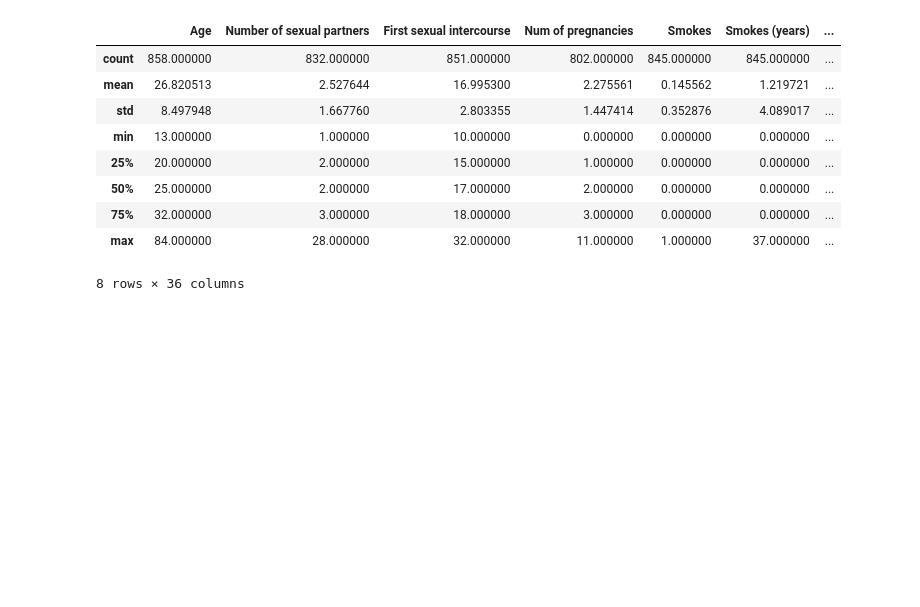
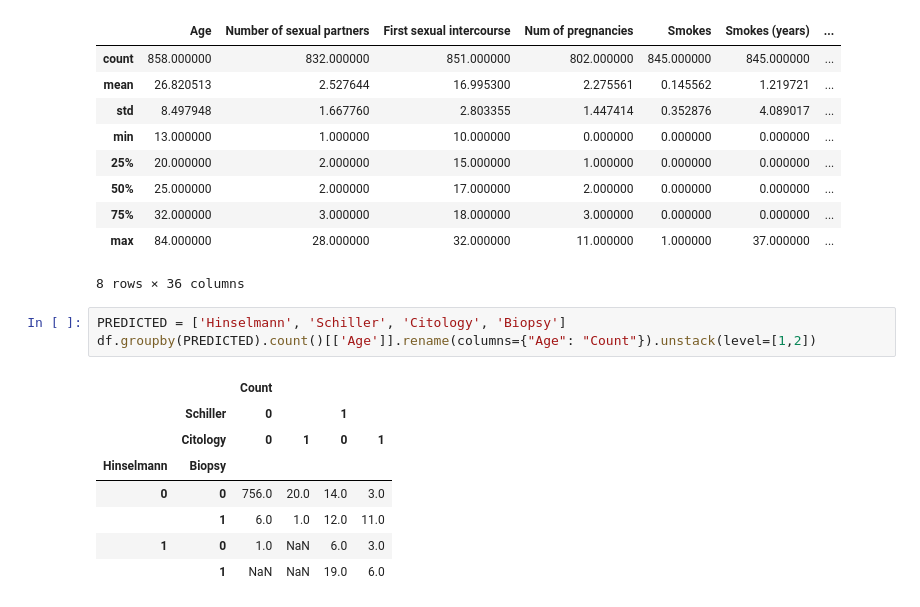
Before and after one commit to MatusPilnan/oznal-projekt-2020, a Jupyter notebook: oznal.ipynb, the cells around one changed output. Drawn from its saved outputs; the diff is of its cells as text; blank space fills up the shorter version.

```diff
--- a/oznal.ipynb
+++ b/oznal.ipynb
@@ -100,3 +103,15 @@ df.describe()
 | 75% | 32.000000 | 3.000000 | 18.000000 | 3.000000 | 0.000000 | 0.000000 | ... |
 | max | 84.000000 | 28.000000 | 32.000000 | 11.000000 | 1.000000 | 37.000000 | ... |
 8 rows × 36 columns
+# %%
+PREDICTED = ['Hinselmann', 'Schiller', 'Citology', 'Biopsy']
+df.groupby(PREDICTED).count()[['Age']].rename(columns={"Age": "Count"}).unstack(level=[1,2])
+# %% [output]
+|  |  | Count |  |  |  |
+|  | Schiller | 0 |  | 1 |  |
+|  | Citology | 0 | 1 | 0 | 1 |
+| Hinselmann | Biopsy |  |  |  |  |
+| 0 | 0 | 756.0 | 20.0 | 14.0 | 3.0 |
+|  | 1 | 6.0 | 1.0 | 12.0 | 11.0 |
+| 1 | 0 | 1.0 | NaN | 6.0 | 3.0 |
+|  | 1 | NaN | NaN | 19.0 | 6.0 |
```
Also changed, not shown: parts of 8 cells of this notebook.
